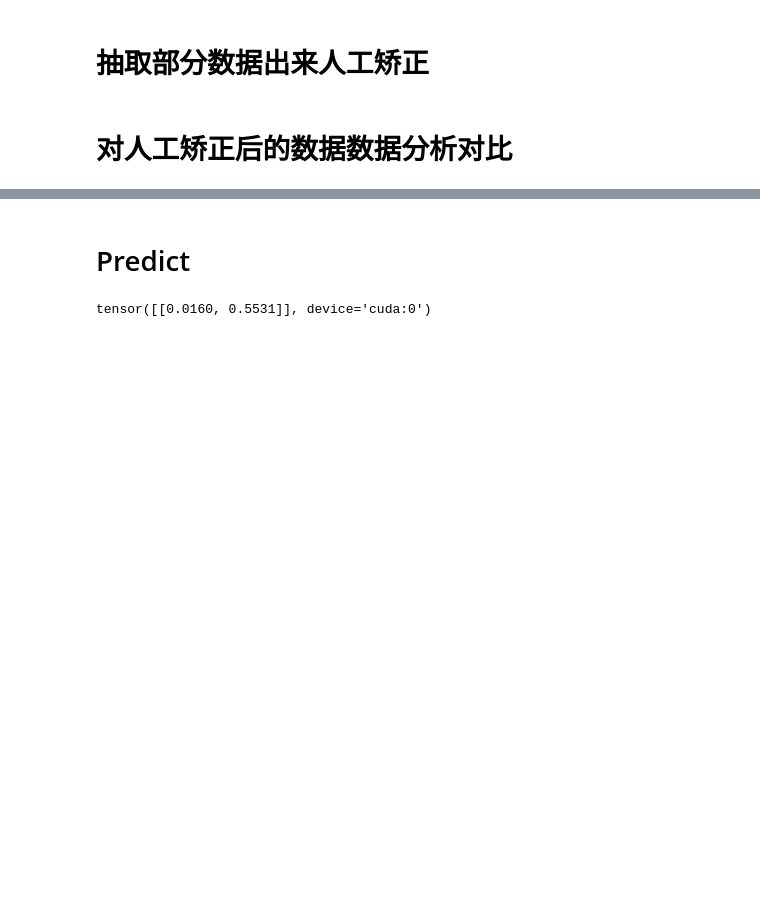
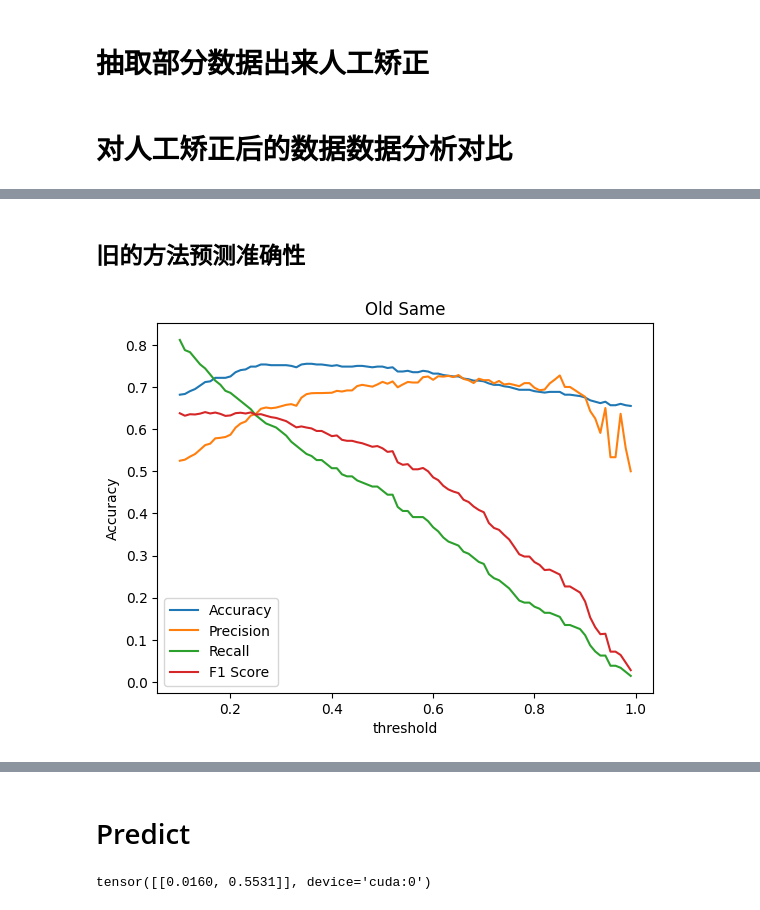
Before and after one commit to RongkangXiong/Bert-Multi-Label-Text-Classification, a Jupyter notebook: DataProcess/TransData.ipynb, the cells around one changed output, grey strips where cells are left out. Saved outputs shown, nothing was run; the diff lists cells and outputs as text; code cells hidden in the pictures; blank space fills up the shorter version.

```diff
--- a/DataProcess/TransData.ipynb
+++ b/DataProcess/TransData.ipynb
@@ -151,0 +269,6 @@ s[1].replace('对比相同和相似物资:','').split(',')
+# %% [markdown]
+## 旧的方法预测准确性
+# %%
+plot_threshold_analysis(goods_statistics, 10, 5,"Old Same")
+# %% [output]
+[figure, added]
```
Also changed, not shown: parts of 24 cells of this notebook.
